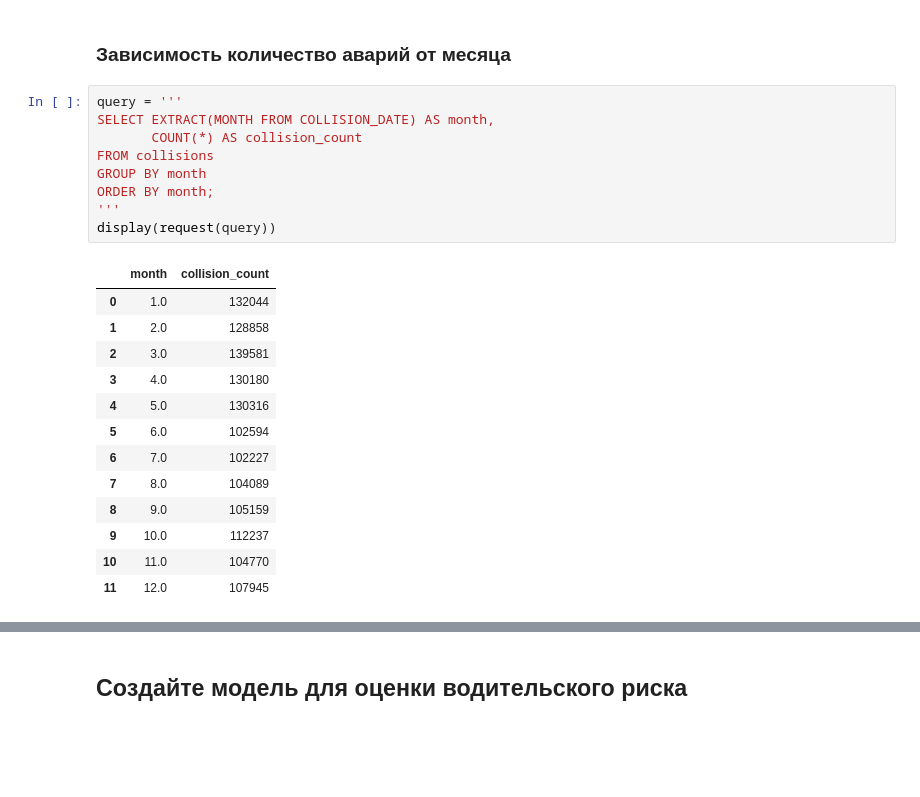
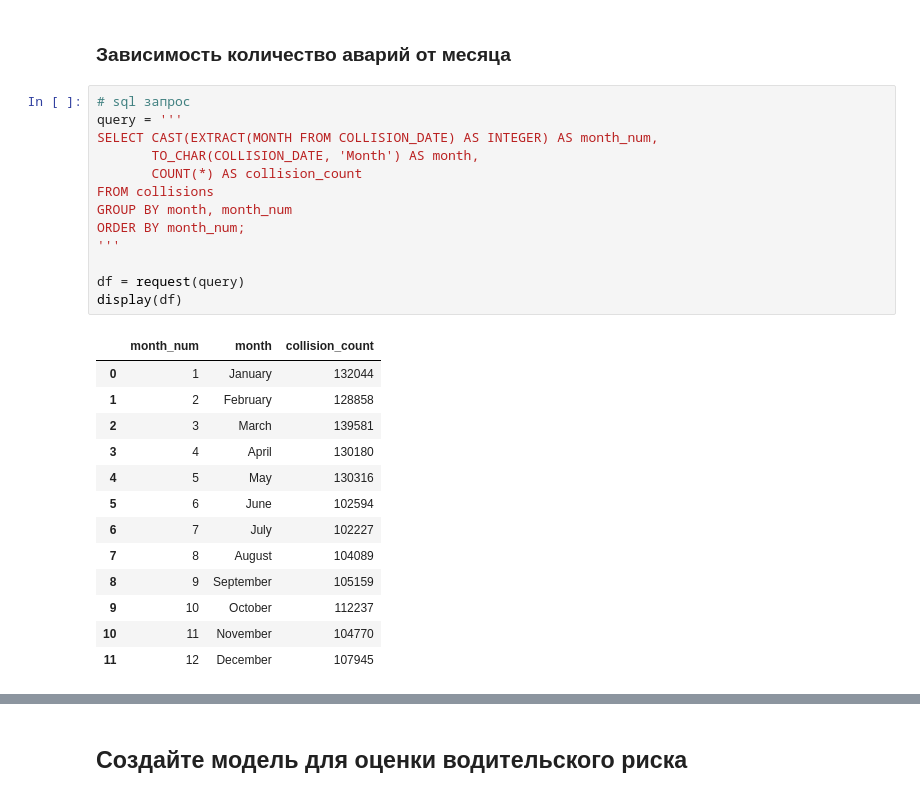
Before and after one commit to Denis-Mukhanov/road-accident-risk, a Jupyter notebook: road_accident_risk.ipynb, the cells around one changed output, grey strips where cells are left out. Drawn from its saved outputs; the diff is of its cells as text; blank space fills up the shorter version.

```diff
--- a/road_accident_risk.ipynb
+++ b/road_accident_risk.ipynb
@@ -221,25 +222,29 @@ for table_name, table in metadata.tables.items():
 # %% [markdown]
 ### Зависимость количество аварий от месяца
 # %%
+# sql запрос
 query = '''
-SELECT EXTRACT(MONTH FROM COLLISION_DATE) AS month,
+SELECT CAST(EXTRACT(MONTH FROM COLLISION_DATE) AS INTEGER) AS month_num,
+       TO_CHAR(COLLISION_DATE, 'Month') AS month,
        COUNT(*) AS collision_count
 FROM collisions
-GROUP BY month
-ORDER BY month;
+GROUP BY month, month_num
+ORDER BY month_num;
 '''
-display(request(query))
+
+df = request(query)
+display(df)
 # %% [output]
-|  | month | collision_count |
-| 0 | 1.0 | 132044 |
-| 1 | 2.0 | 128858 |
-| 2 | 3.0 | 139581 |
-| 3 | 4.0 | 130180 |
-| 4 | 5.0 | 130316 |
-| 5 | 6.0 | 102594 |
-| 6 | 7.0 | 102227 |
-| 7 | 8.0 | 104089 |
-| 8 | 9.0 | 105159 |
-| 9 | 10.0 | 112237 |
-| 10 | 11.0 | 104770 |
-| 11 | 12.0 | 107945 |
+|  | month_num | month | collision_count |
+| 0 | 1 | January | 132044 |
+| 1 | 2 | February | 128858 |
+| 2 | 3 | March | 139581 |
+| 3 | 4 | April | 130180 |
+| 4 | 5 | May | 130316 |
+| 5 | 6 | June | 102594 |
+| 6 | 7 | July | 102227 |
+| 7 | 8 | August | 104089 |
+| 8 | 9 | September | 105159 |
+| 9 | 10 | October | 112237 |
+| 10 | 11 | November | 104770 |
+| 11 | 12 | December | 107945 |
```
Also changed, not shown: parts of 4 cells of this notebook.
